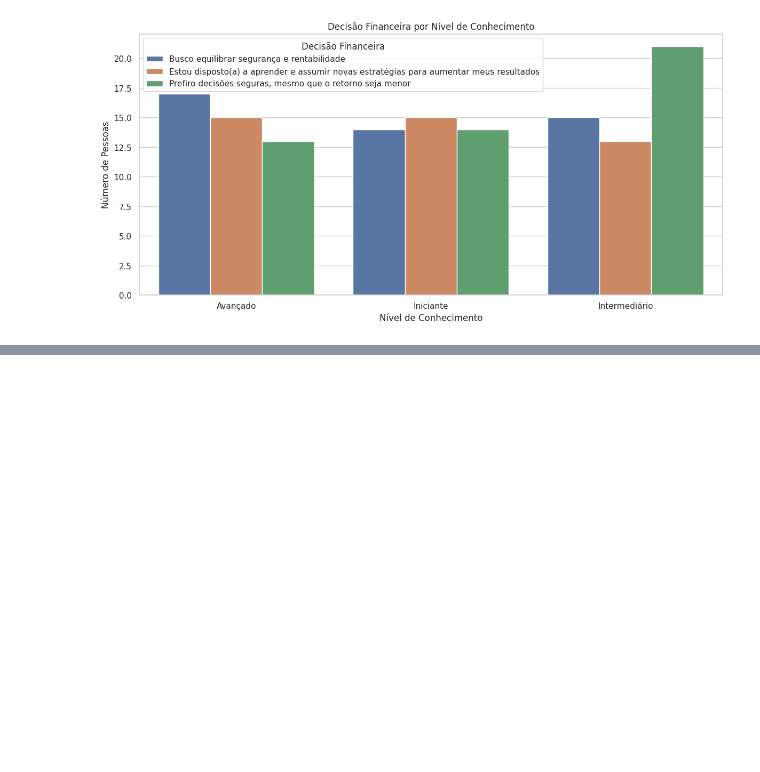
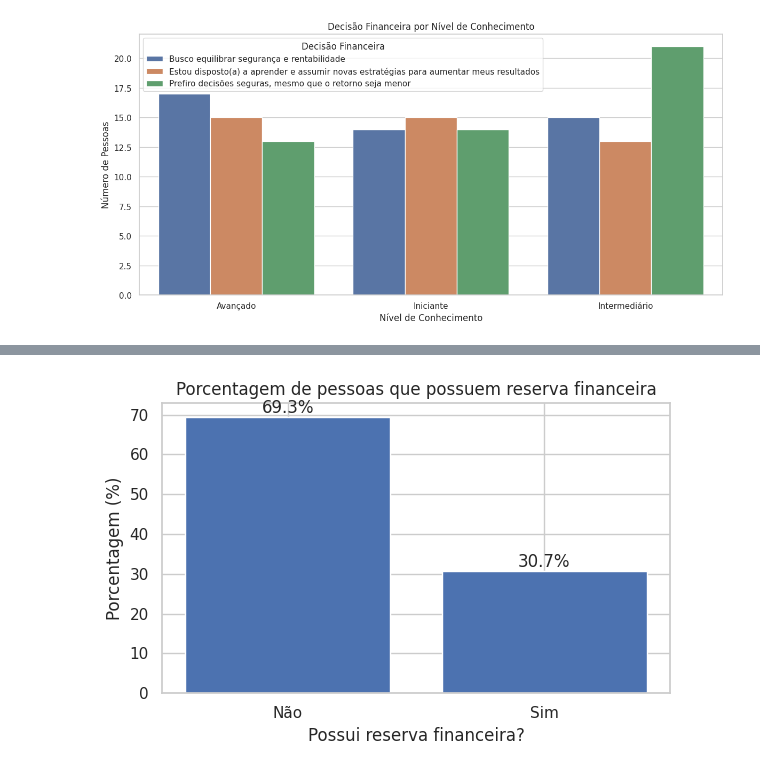
Before and after one commit to brunolmars/PI-I-Ciencia-da-Computacao, a Jupyter notebook: database/Data_forms.ipynb, the cells around one changed output, grey strips where cells are left out. Cells and saved outputs as stored; diff of their text form; code cells hidden in the pictures; blank space fills up the shorter version.

```diff
--- a/database/Data_forms.ipynb
+++ b/database/Data_forms.ipynb
@@ -625,0 +662,35 @@ plt.show()
+# %%
+def simplificar_reserva(texto):
+    t = str(texto).strip().lower()
+
+    if "sim" in t:
+        return "Sim"
+    if "não" in t or "nao" in t:
+        return "Não"
+
+    return "Outro"
+
+
+df_limpo["reserva_simplificada"] = df_limpo["reserva_financeira"].apply(simplificar_reserva)
+
+
+contagem_reserva = df_limpo["reserva_simplificada"].value_counts()
+porcentagem_reserva = contagem_reserva / contagem_reserva.sum() * 100
+
+
+plt.figure(figsize=(6,4))
+bars = plt.bar(porcentagem_reserva.index, porcentagem_reserva.values)
+
+plt.title("Porcentagem de pessoas que possuem reserva financeira")
+plt.ylabel("Porcentagem (%)")
+plt.xlabel("Possui reserva financeira?")
+plt.xticks(rotation=0)
+
+for bar, pct in zip(bars, porcentagem_reserva.values):
+    plt.text(bar.get_x() + bar.get_width()/2, bar.get_height(),
+             f"{pct:.1f}%", ha="center", va="bottom")
+
+plt.tight_layout()
+plt.show()
+# %% [output]
+[figure, added]
```
Also changed, not shown: parts of 1 cell of this notebook.
